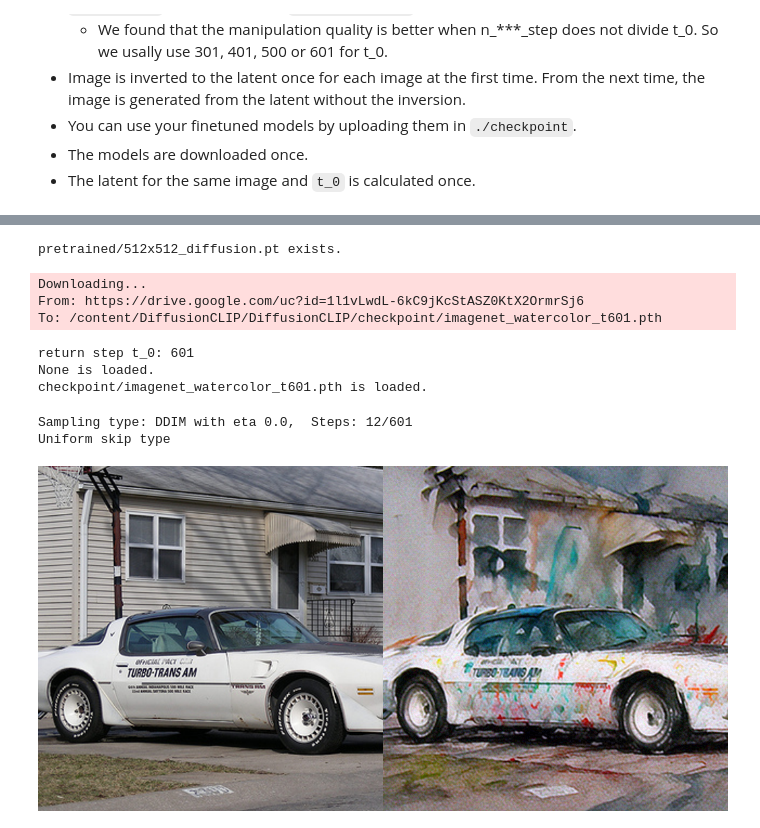
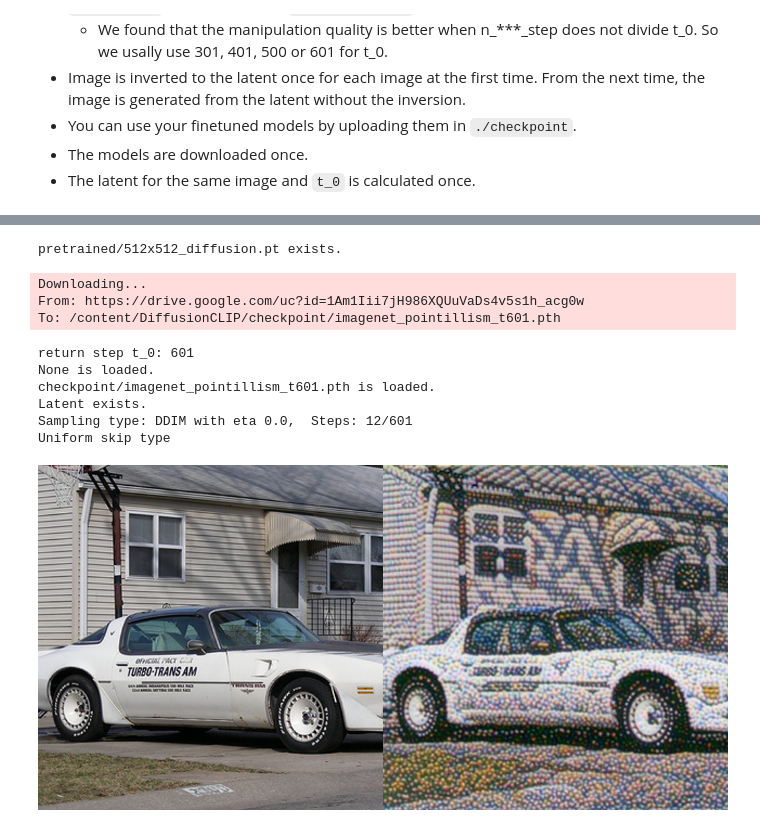
Before and after one commit to cagBRT/Diffusers, a Jupyter notebook: diffusionclip_colab.ipynb, the cells around one changed output, grey strips where cells are left out. Saved outputs shown, nothing was run; the diff lists cells and outputs as text; code cells hidden in the pictures.

```diff
--- a/diffusionclip_colab.ipynb
+++ b/diffusionclip_colab.ipynb
@@ -194,7 +194,7 @@ else:
 
 
 img_path = 'imgs/imagenet1.png'  #@param {type:"string"}
-edit_type = 'Watercolor art' #@param ['Watercolor art', 'Pointillism art','Painting by Gogh', 'Cubism art']
+edit_type = 'Pointillism art' #@param ['Watercolor art', 'Pointillism art','Painting by Gogh', 'Cubism art']
 degree_of_change = 1 #param {type:"slider", min:0.0, max:1.0, step:0.01}
 
 # Finetuned model download
@@ -235,36 +235,37 @@ args_dic = {
     'edit_attr': None, 'src_txts': None, 'trg_txts': None,
     }
 args = dict2namespace(args_dic)
 
 with open(os.path.join('configs', args.config), 'r') as f:
     config_dic = yaml.safe_load(f)
 config = dict2namespace(config_dic)
 config.device = device
 
 # Edit
 runner = DiffusionCLIP(args, config)
 runner.edit_one_image()
 
 # Result
 print()
 n_result = 1
 img = Image.open(os.path.join(exp_dir, '0_orig.png'))
 img = img.resize((int(img.width), int(img.height)))
 grid = Image.new("RGB", (img.width*(n_result+1), img.height))
 grid.paste(img, (0, 0))
 for i in range(n_result):
   img = Image.open(os.path.join(exp_dir, f"3_gen_t{t_0}_it0_ninv{n_inv_step}_ngen{n_test_step}_mrat{degree_of_change}_{model_path.split('/')[-1].replace('.pth','')}.png"))
   img = img.resize((int(img.width), int(img.height)))
   grid.paste(img, (int(img.height * (i+1)), 0))
 grid
 # %% [output]
 pretrained/512x512_diffusion.pt exists.
 Downloading...
-From: https://drive.google.com/uc?id=1l1vLwdL-6kC9jKcStASZ0KtX2OrmrSj6
-To: /content/DiffusionCLIP/DiffusionCLIP/checkpoint/imagenet_watercolor_t601.pth
+From: https://drive.google.com/uc?id=1Am1Iii7jH986XQUuVaDs4v5s1h_acg0w
+To: /content/DiffusionCLIP/checkpoint/imagenet_pointillism_t601.pth
 return step t_0: 601
 None is loaded.
-checkpoint/imagenet_watercolor_t601.pth is loaded.
+checkpoint/imagenet_pointillism_t601.pth is loaded.
+Latent exists.
+Sampling type: DDIM with eta 0.0,  Steps: 12/601
+Uniform skip type
-Sampling type: DDIM with eta 0.0,  Steps: 12/601
-Uniform skip type
-[figure, old version]
+[figure, new version]
```
Also changed, not shown: parts of 2 cells of this notebook.
